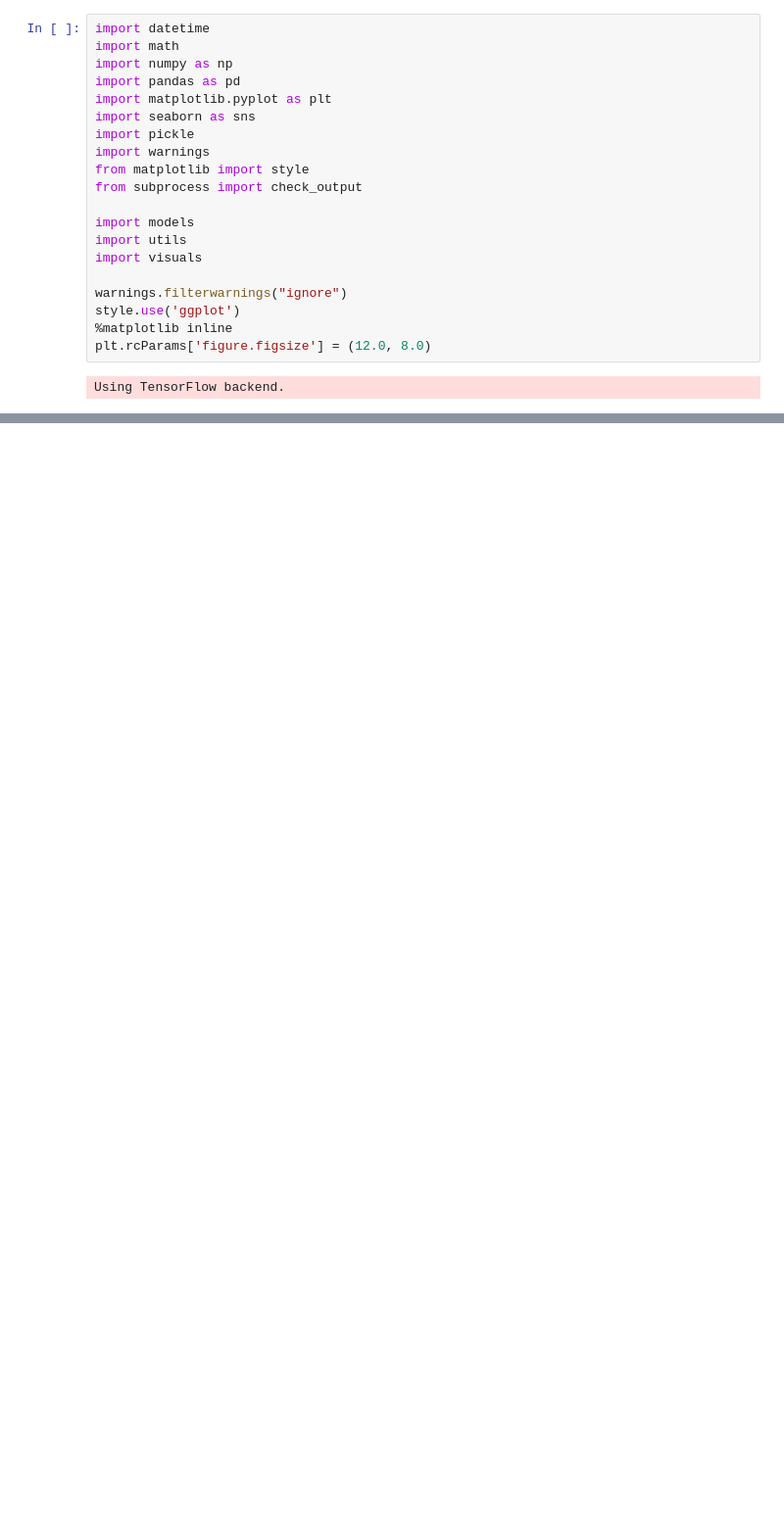
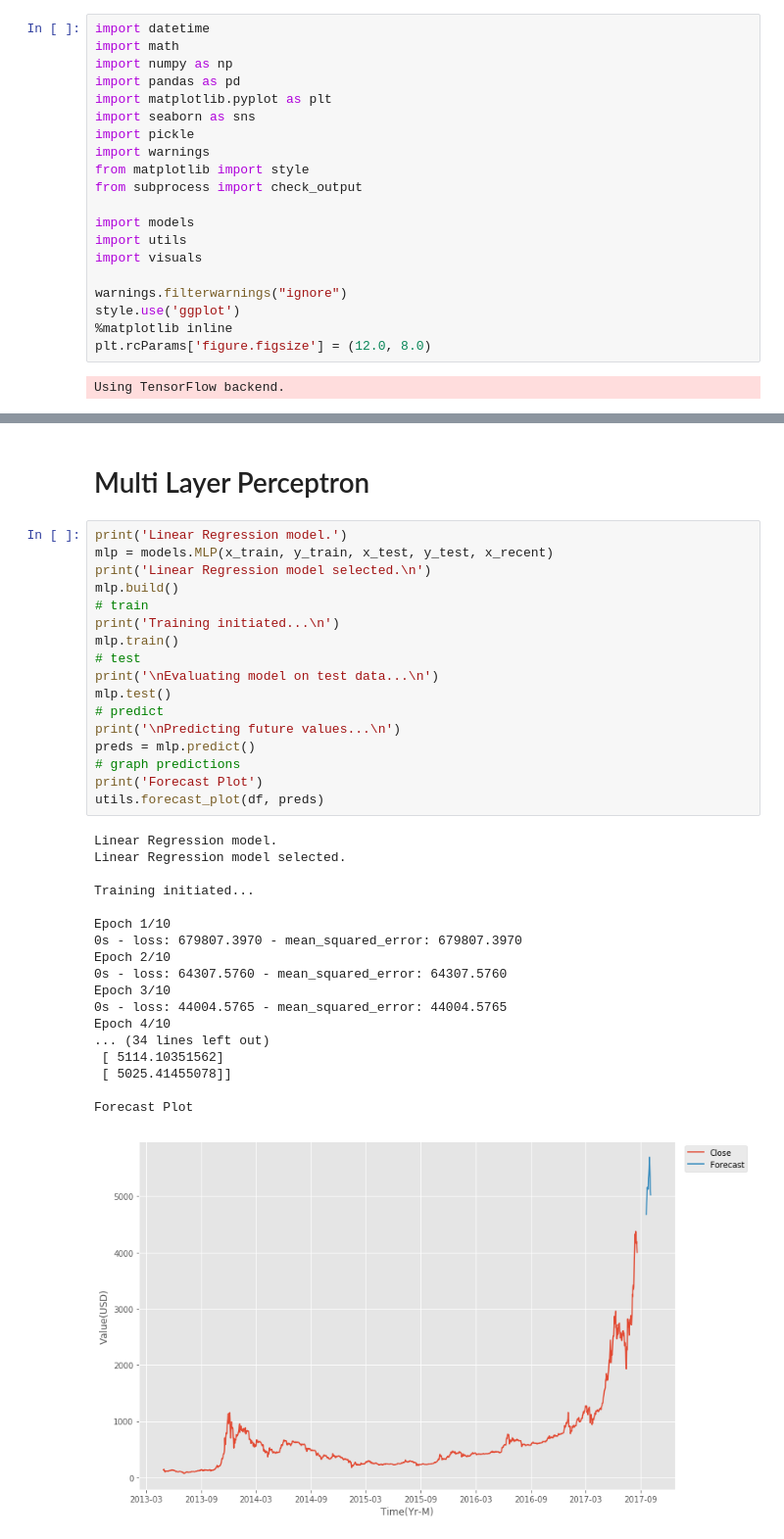
Before and after one commit to ninoxcello/mscs710-project, a Jupyter notebook: src/demo.ipynb, the cells around one changed output, grey strips where cells are left out. Shown at 98% size. Cells and saved outputs as stored; diff of their text form; blank space fills up the shorter version.

```diff
--- a/src/demo.ipynb
+++ b/src/demo.ipynb
@@ -68,0 +174,38 @@ Test label shape: (316,)
+# %% [markdown]
+# Multi Layer Perceptron
+# %%
+print('Linear Regression model.')
+mlp = models.MLP(x_train, y_train, x_test, y_test, x_recent)
+print('Linear Regression model selected.\n')
+mlp.build()
+# train
+print('Training initiated...\n')
+mlp.train()
+# test
+print('\nEvaluating model on test data...\n')
+mlp.test()
+# predict
+print('\nPredicting future values...\n')
+preds = mlp.predict()
+# graph predictions
+print('Forecast Plot')
+utils.forecast_plot(df, preds)
+# %% [output]
+Linear Regression model.
+Linear Regression model selected.
+
+Training initiated...
+
+Epoch 1/10
+0s - loss: 679807.3970 - mean_squared_error: 679807.3970
+Epoch 2/10
+0s - loss: 64307.5760 - mean_squared_error: 64307.5760
+Epoch 3/10
+0s - loss: 44004.5765 - mean_squared_error: 44004.5765
+Epoch 4/10
+... (34 lines left out)
+ [ 5114.10351562]
+ [ 5025.41455078]]
+
+Forecast Plot
+[figure, added]
```
Also changed, not shown: parts of 18 cells of this notebook, 48 other files.
